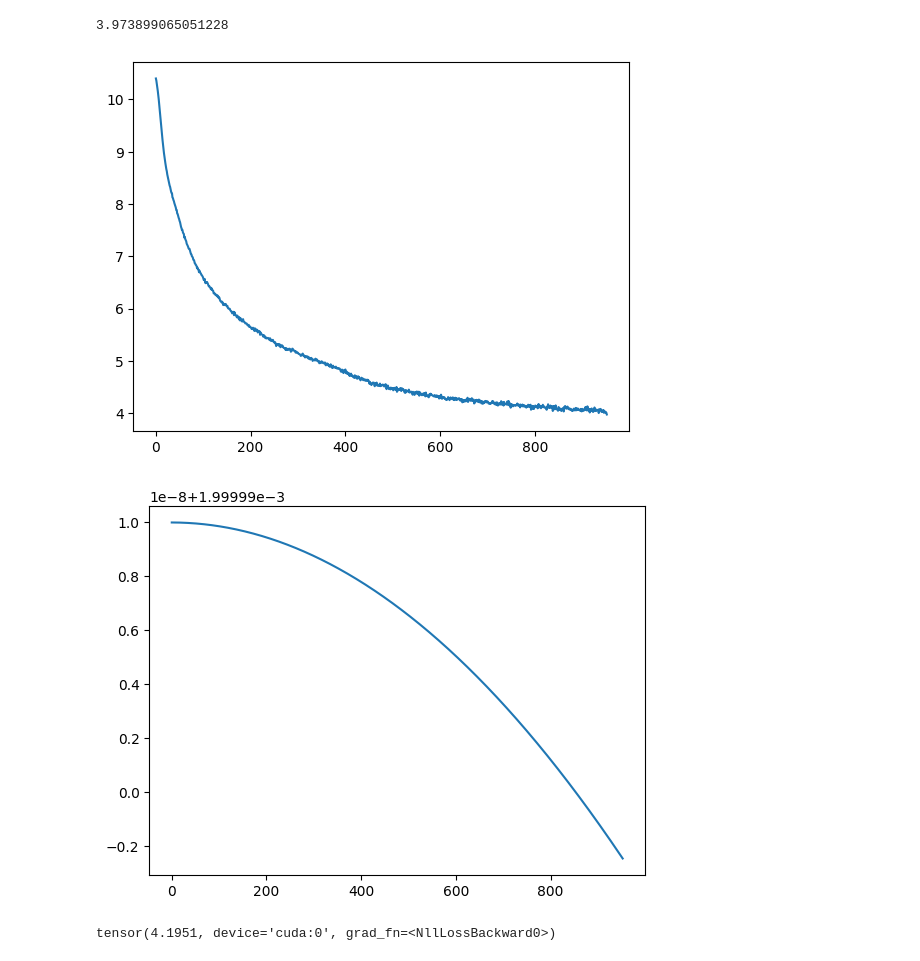
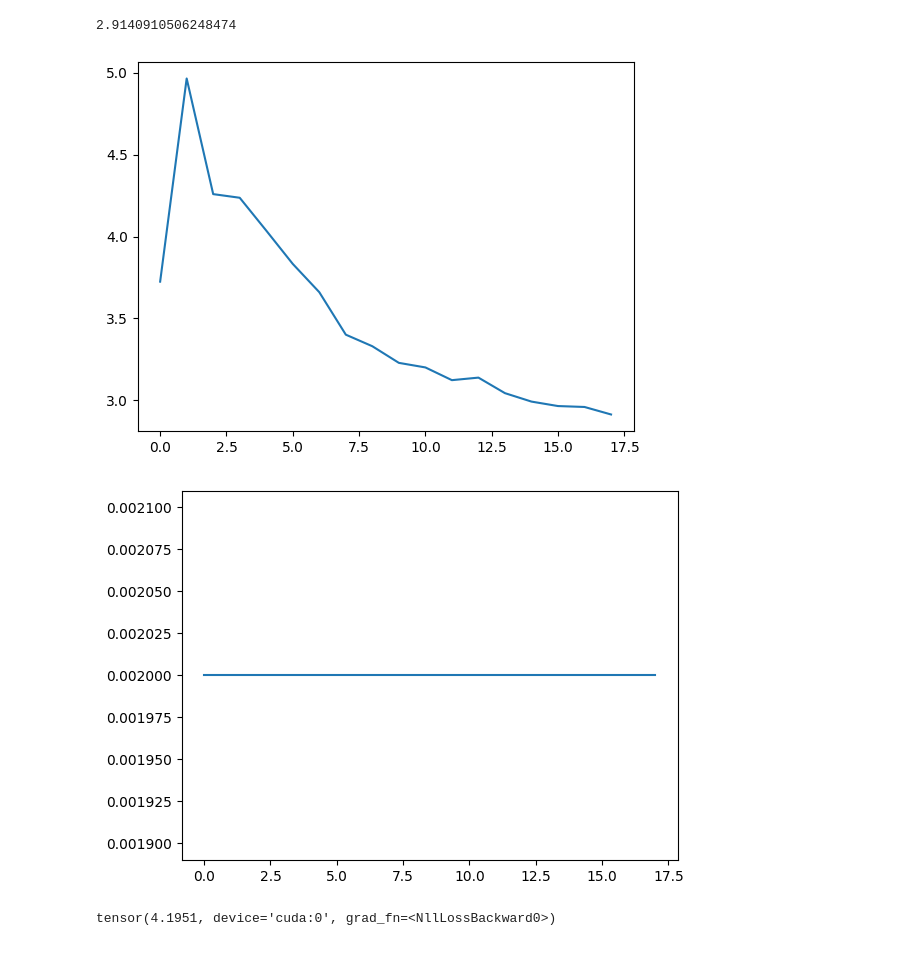
Before and after one commit to kyv001/minilm, a Jupyter notebook: tests.ipynb, the cells around one changed output. Saved outputs shown, nothing was run; the diff lists cells and outputs as text; code cells hidden in the pictures.

```diff
--- a/tests.ipynb
+++ b/tests.ipynb
@@ -25,16 +25,16 @@ def get_loss_lr(log_file):
 # %%
 import matplotlib.pyplot as plt
 # %%
-losses, lrs = get_loss_lr("losses.log")
+losses, lrs = get_loss_lr("finetune-losses.log")
 print(min(losses))
 plt.plot(losses)
 plt.show()
 plt.plot(lrs)
 plt.show()
 # %% [output]
-3.973899065051228
+2.9140910506248474
-[figure, old version]
+[figure, new version]
-[figure, old version]
+[figure, new version]
 # %%
 from dataloader import BinaryDataset, collate_fn
 from torch.utils.data import DataLoader
```
Also changed, not shown: 2 other files.
